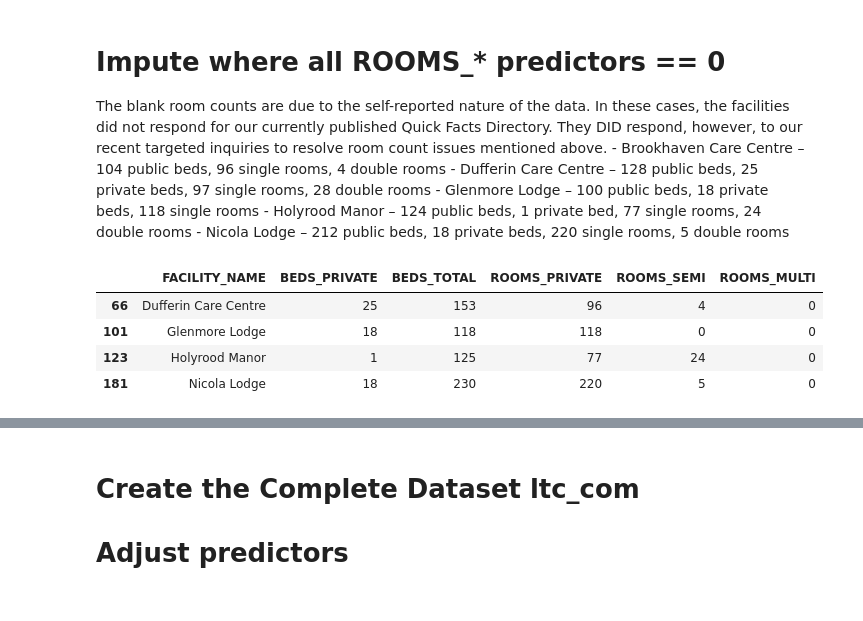
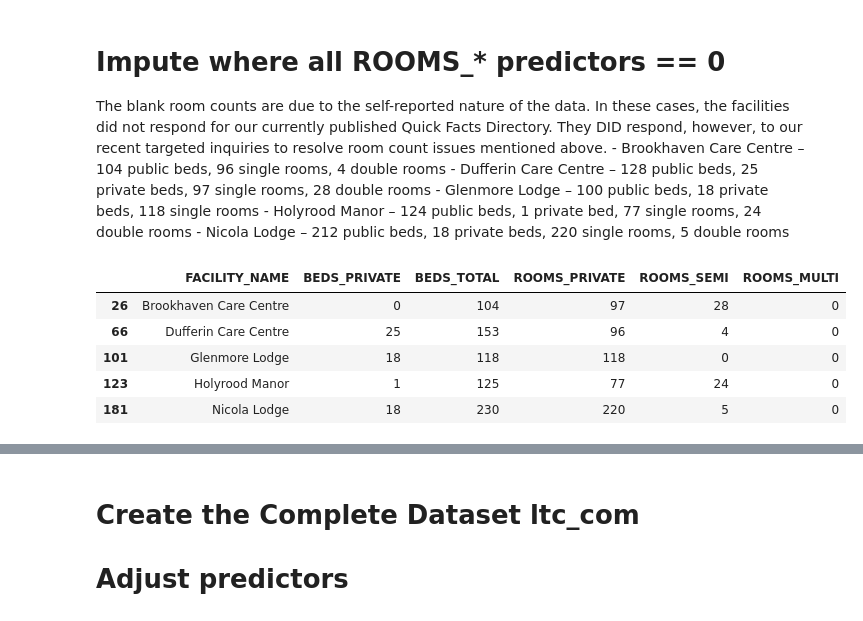
Before and after one commit to nganlyle/wrangle_covid, a Jupyter notebook: wrangling/ngan_bc_ltc_com_sel.ipynb, the cells around one changed output, grey strips where cells are left out. Drawn from its saved outputs; the diff is of its cells as text; code cells hidden in the pictures.

```diff
--- a/wrangling/ngan_bc_ltc_com_sel.ipynb
+++ b/wrangling/ngan_bc_ltc_com_sel.ipynb
@@ -79,17 +80,18 @@ ltc.at[123, 'ROOMS_SEMI'] = 24
 ltc.at[181, 'ROOMS_PRIVATE'] = 220
 ltc.at[181, 'ROOMS_SEMI'] = 5
 # %%
-ls = [
+ls = ['Brookhaven Care Centre',
     'Dufferin Care Centre',
     'Glenmore Lodge',
     'Holyrood Manor',
     'Nicola Lodge'
 ]
 
 temp = ltc.loc[ltc['FACILITY_NAME'].isin(ls)]
 temp[['FACILITY_NAME', 'BEDS_PRIVATE', 'BEDS_TOTAL', 'ROOMS_PRIVATE', 'ROOMS_SEMI', 'ROOMS_MULTI']]
 # %% [output]
 |  | FACILITY_NAME | BEDS_PRIVATE | BEDS_TOTAL | ROOMS_PRIVATE | ROOMS_SEMI | ROOMS_MULTI |
+| 26 | Brookhaven Care Centre | 0 | 104 | 97 | 28 | 0 |
 | 66 | Dufferin Care Centre | 25 | 153 | 96 | 4 | 0 |
 | 101 | Glenmore Lodge | 18 | 118 | 118 | 0 | 0 |
 | 123 | Holyrood Manor | 1 | 125 | 77 | 24 | 0 |
```
Also changed, not shown: parts of 6 cells of this notebook, 4 other files.
